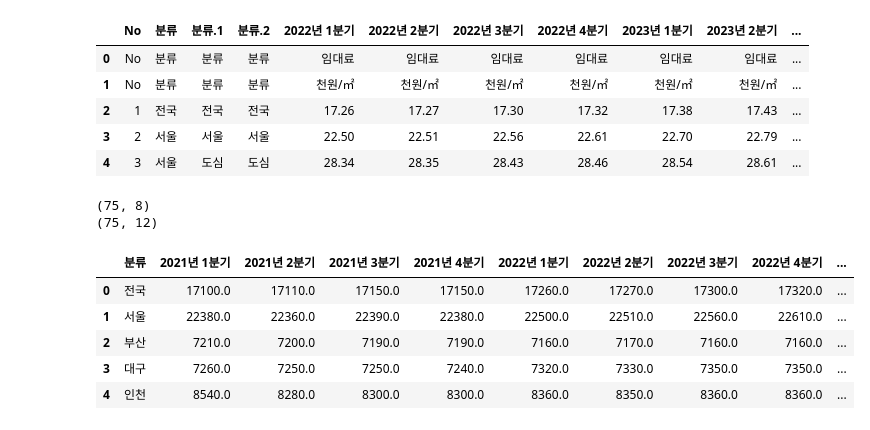
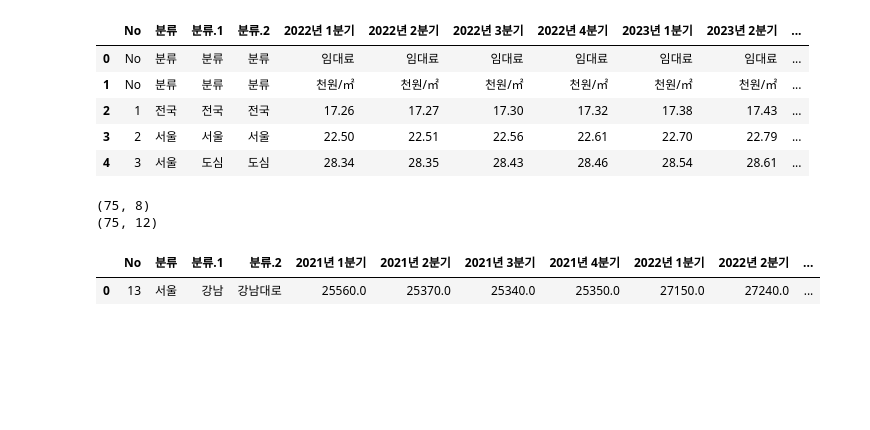
Before and after one commit to saeraniren/intermediate_project2, a Jupyter notebook: lwc_main.ipynb, the cells around one changed output. Saved outputs shown, nothing was run; the diff lists cells and outputs as text; code cells hidden in the pictures; blank space fills up the shorter version.

```diff
--- a/lwc_main.ipynb
+++ b/lwc_main.ipynb
@@ -1684,47 +1649,22 @@ print(rent_by_region_2022_2023.shape)
 (75, 8)
 (75, 12)
 # %%
-drop_cols = ['No', '분류', '분류.1', '분류.2']
-
-for col in drop_cols:
-    if col in rent_by_region_2022_2023.columns.tolist():
-        rent_by_region_2022_2023.drop(labels=col, axis=1, inplace=True)
-
-rent_by_region = pd.concat([rent_by_region_2021, rent_by_region_2022_2023], axis=1)
-
-# 데이터에서 첫번째 행과 두번째 행을 삭제
-rent_by_region = rent_by_region.drop(index=[0, 1])
+# 데이터 전처리
+rent_by_region = data_preprocessing(rent_by_region_2021, rent_by_region_2022_2023)
 
 # float형 변환
 numeric_change_cols = [
     '2021년 1분기', '2021년 2분기', '2021년 3분기', '2021년 4분기',
     '2022년 1분기', '2022년 2분기', '2022년 3분기', '2022년 4분기',
     '2023년 1분기', '2023년 2분기', '2023년 3분기', '2023년 4분기'
 ]
 
-# 각 컬럼에 대해 변환 후 값 수정
+# 각 컬럼값 수정
 for col in numeric_change_cols:
-    rent_by_region[col] = rent_by_region[col].astype(float)
-
     # 값을 1000을 곱함
     rent_by_region[col] = rent_by_region[col] * 1000
 
-# 분류 컬럼을 기준으로 중복값 처리
-rent_by_region = rent_by_region.drop_duplicates(subset=['분류'], keep='first')
-
-# 분류.1, 분류.2 컬럼 삭제
-drop_cols = ['No', '분류.1', '분류.2']
-for col in drop_cols:
-    if col in rent_by_region.columns.tolist():
-        rent_by_region.drop(labels=col, axis=1, inplace=True)
-
-rent_by_region.reset_index(drop=True, inplace=True)
-
-display(rent_by_region.head(5))
+display(rent_by_region.head(15))
 # %% [output]
-|  | 분류 | 2021년 1분기 | 2021년 2분기 | 2021년 3분기 | 2021년 4분기 | 2022년 1분기 | 2022년 2분기 | 2022년 3분기 | 2022년 4분기 | ... |
-| 0 | 전국 | 17100.0 | 17110.0 | 17150.0 | 17150.0 | 17260.0 | 17270.0 | 17300.0 | 17320.0 | ... |
-| 1 | 서울 | 22380.0 | 22360.0 | 22390.0 | 22380.0 | 22500.0 | 22510.0 | 22560.0 | 22610.0 | ... |
-| 2 | 부산 | 7210.0 | 7200.0 | 7190.0 | 7190.0 | 7160.0 | 7170.0 | 7160.0 | 7160.0 | ... |
-| 3 | 대구 | 7260.0 | 7250.0 | 7250.0 | 7240.0 | 7320.0 | 7330.0 | 7350.0 | 7350.0 | ... |
-| 4 | 인천 | 8540.0 | 8280.0 | 8300.0 | 8300.0 | 8360.0 | 8350.0 | 8360.0 | 8360.0 | ... |
+|  | No | 분류 | 분류.1 | 분류.2 | 2021년 1분기 | 2021년 2분기 | 2021년 3분기 | 2021년 4분기 | 2022년 1분기 | 2022년 2분기 | ... |
+| 0 | 13 | 서울 | 강남 | 강남대로 | 25560.0 | 25370.0 | 25340.0 | 25350.0 | 27150.0 | 27240.0 | ... |
```
Also changed, not shown: parts of 37 cells of this notebook, 5 other files.
